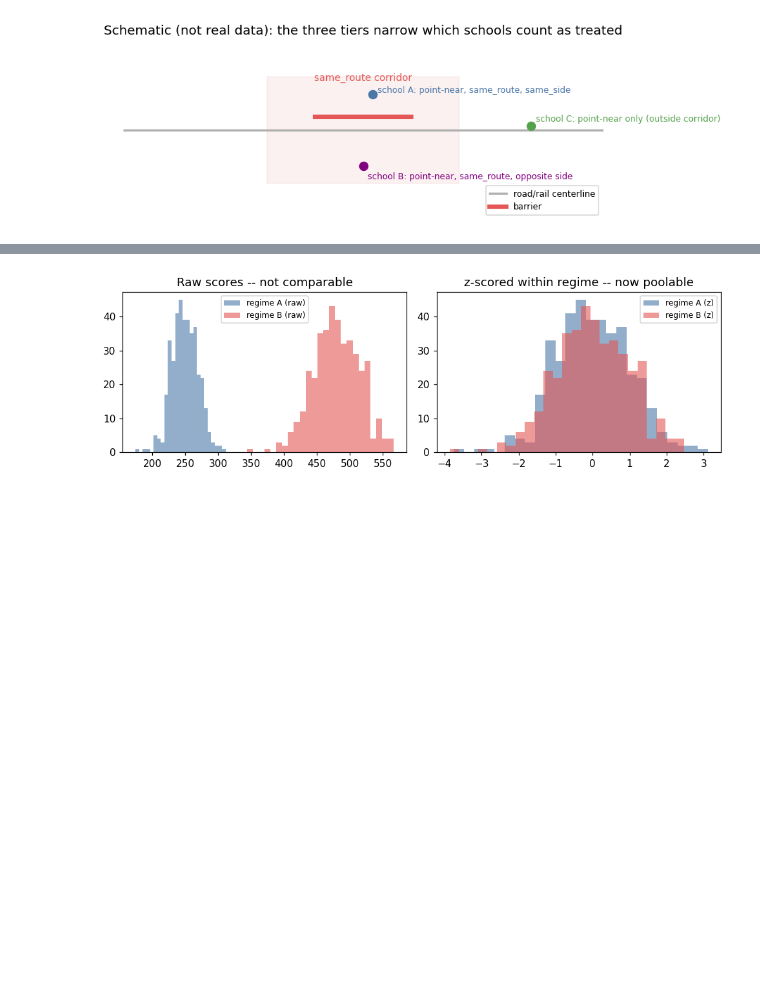
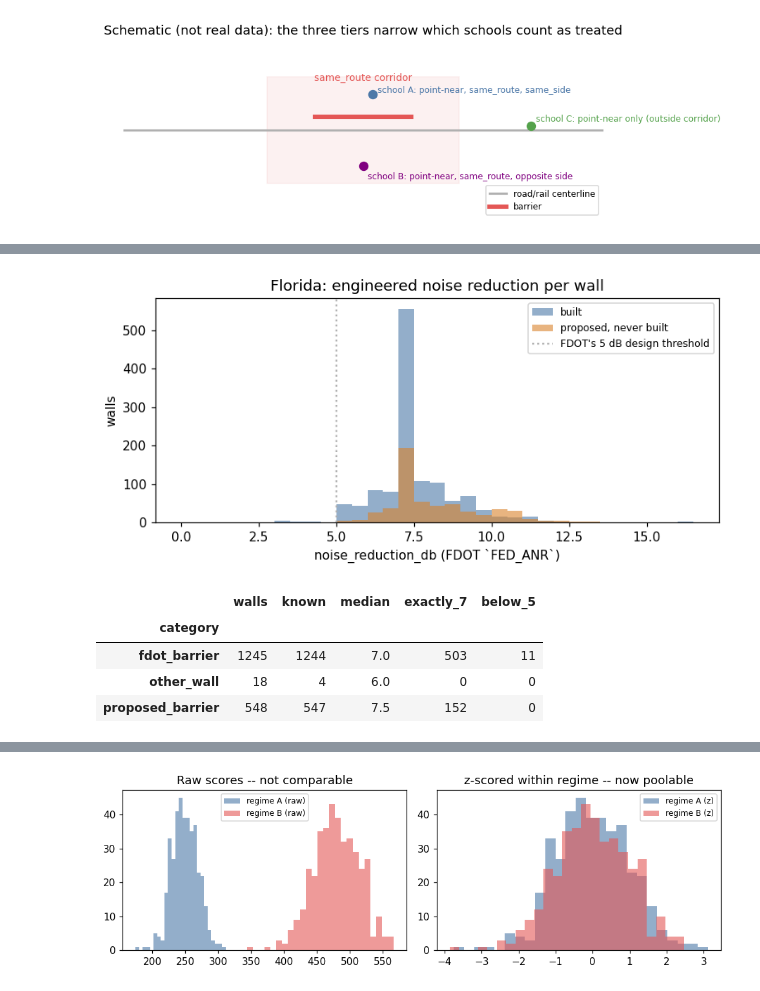
Before and after one commit to felixschulz385/noise-pollution, a Jupyter notebook: src/experiments/shared_methodology.ipynb, the cells around one changed output, grey strips where cells are left out. Drawn from its saved outputs; the diff is of its cells as text; code cells hidden in the pictures; blank space fills up the shorter version.

```diff
--- a/src/experiments/shared_methodology.ipynb
+++ b/src/experiments/shared_methodology.ipynb
@@ -119,0 +486,20 @@ plt.show()
+# %%
+fl_db = pd.DataFrame({"category": fl["category"], "noise_reduction_db": fl_t["noise_reduction_db"]})
+fig, ax = plt.subplots(figsize=(8, 3.2))
+bins = np.arange(0, 17, 0.5)
+for cat, color, label in (("fdot_barrier", BLUE, "built"), ("proposed_barrier", ORANGE, "proposed, never built")):
+    ax.hist(fl_db.loc[fl_db["category"] == cat, "noise_reduction_db"].dropna(), bins=bins, alpha=0.6, color=color, label=label)
+ax.axvline(5, color=GREY, linestyle=":", label="FDOT's 5 dB design threshold")
+ax.set_xlabel("noise_reduction_db (FDOT `FED_ANR`)"); ax.set_ylabel("walls"); ax.legend(fontsize=8)
+ax.set_title("Florida: engineered noise reduction per wall")
+plt.show()
+display(fl_db.groupby("category")["noise_reduction_db"].agg(
+    walls="size", known="count", median="median", exactly_7=lambda s: int((s == 7.0).sum()), below_5=lambda s: int((s < 5).sum())
+))
+# %% [output]
+[figure, added]
+|  | walls | known | median | exactly_7 | below_5 |
+| category |  |  |  |  |  |
+| fdot_barrier | 1245 | 1244 | 7.0 | 503 | 11 |
+| other_wall | 18 | 4 | 6.0 | 0 | 0 |
+| proposed_barrier | 548 | 547 | 7.5 | 152 | 0 |
```
Also changed, not shown: parts of 15 cells of this notebook, 1 other file.
